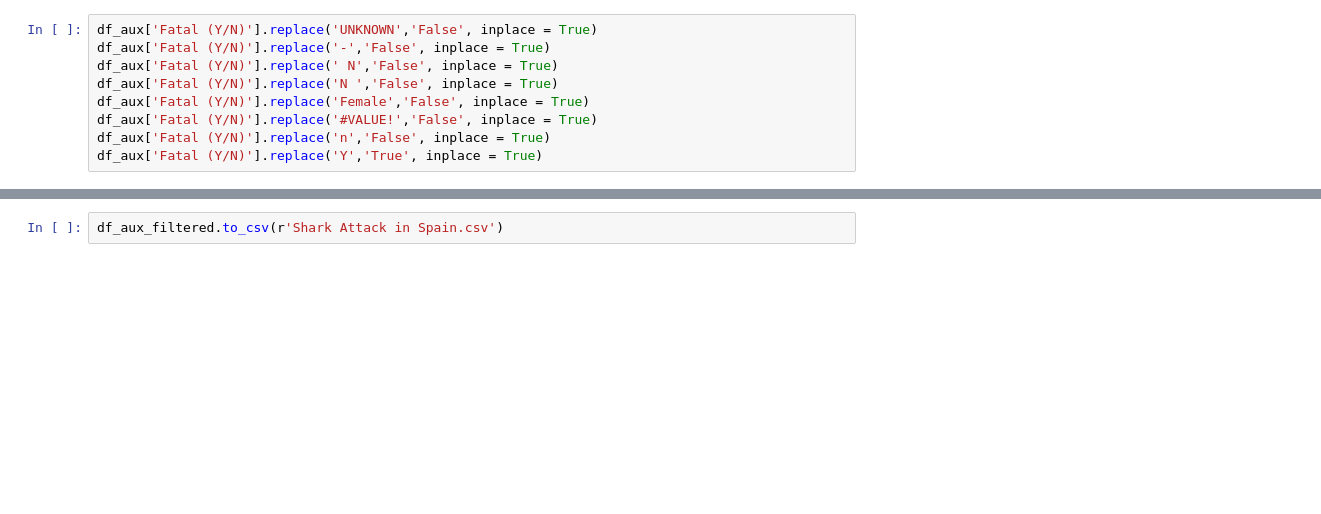
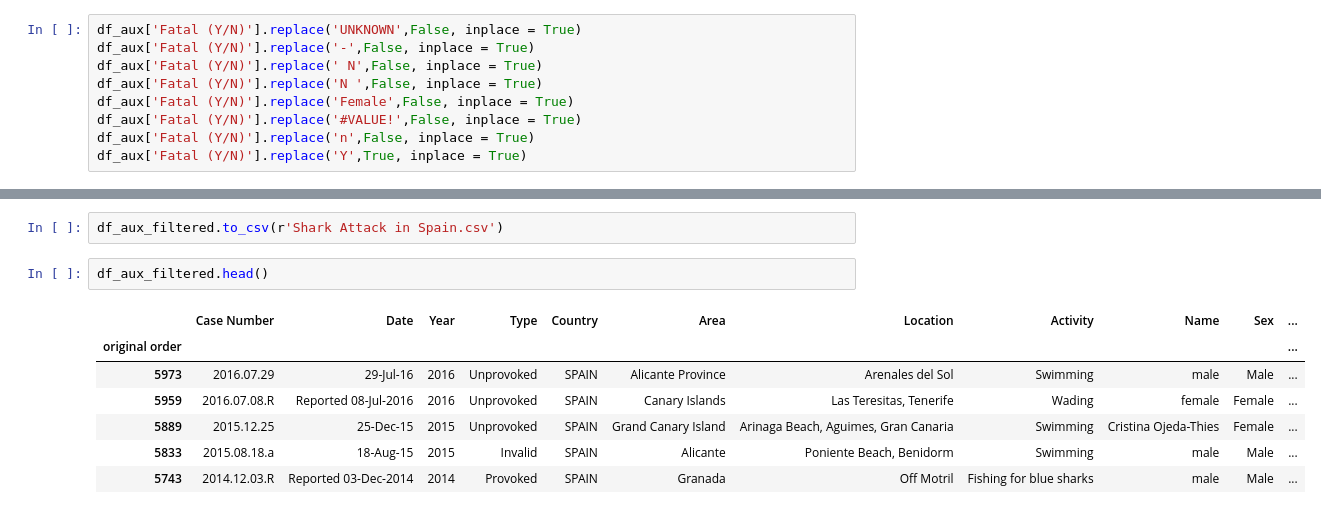
Before and after one commit to marinapm90/data-labs, a Jupyter notebook: module-1/pandas-project/your-code/Shark(nado)_Attack.ipynb, the cells around one changed output, grey strips where cells are left out. Drawn from its saved outputs; the diff is of its cells as text; blank space fills up the shorter version.

Commit message:
más de sharknado

```diff
--- a/module-1/pandas-project/your-code/Shark(nado)_Attack.ipynb
+++ b/module-1/pandas-project/your-code/Shark(nado)_Attack.ipynb
@@ -205,14 +206,14 @@ Female        1
 #VALUE!       1
 Name: Fatal (Y/N), dtype: int64
 # %%
-df_aux['Fatal (Y/N)'].replace('UNKNOWN','False', inplace = True)
-df_aux['Fatal (Y/N)'].replace('-','False', inplace = True)
-df_aux['Fatal (Y/N)'].replace(' N','False', inplace = True)
-df_aux['Fatal (Y/N)'].replace('N ','False', inplace = True)
-df_aux['Fatal (Y/N)'].replace('Female','False', inplace = True)
-df_aux['Fatal (Y/N)'].replace('#VALUE!','False', inplace = True)
-df_aux['Fatal (Y/N)'].replace('n','False', inplace = True)
-df_aux['Fatal (Y/N)'].replace('Y','True', inplace = True)
+df_aux['Fatal (Y/N)'].replace('UNKNOWN',False, inplace = True)
+df_aux['Fatal (Y/N)'].replace('-',False, inplace = True)
+df_aux['Fatal (Y/N)'].replace(' N',False, inplace = True)
+df_aux['Fatal (Y/N)'].replace('N ',False, inplace = True)
+df_aux['Fatal (Y/N)'].replace('Female',False, inplace = True)
+df_aux['Fatal (Y/N)'].replace('#VALUE!',False, inplace = True)
+df_aux['Fatal (Y/N)'].replace('n',False, inplace = True)
+df_aux['Fatal (Y/N)'].replace('Y',True, inplace = True)
 # %%
 df_aux['Fatal (Y/N)'].value_counts()
 # %% [output]
@@ -286,3 +268,13 @@ df_aux_filtered
 Guardamos el data frame como CSV.
 # %%
 df_aux_filtered.to_csv(r'Shark Attack in Spain.csv')
+# %%
+df_aux_filtered.head()
+# %% [output]
+|  | Case Number | Date | Year | Type | Country | Area | Location | Activity | Name | Sex | ... |
+| original order |  |  |  |  |  |  |  |  |  |  | ... |
+| 5973 | 2016.07.29 | 29-Jul-16 | 2016 | Unprovoked | SPAIN | Alicante Province | Arenales del Sol | Swimming | male | Male | ... |
+| 5959 | 2016.07.08.R | Reported 08-Jul-2016 | 2016 | Unprovoked | SPAIN | Canary Islands | Las Teresitas, Tenerife | Wading | female | Female | ... |
+| 5889 | 2015.12.25 | 25-Dec-15 | 2015 | Unprovoked | SPAIN | Grand Canary Island | Arinaga Beach, Aguimes, Gran Canaria | Swimming | Cristina Ojeda-Thies | Female | ... |
+| 5833 | 2015.08.18.a | 18-Aug-15 | 2015 | Invalid | SPAIN | Alicante | Poniente Beach, Benidorm | Swimming | male | Male | ... |
+| 5743 | 2014.12.03.R | Reported 03-Dec-2014 | 2014 | Provoked | SPAIN | Granada | Off Motril | Fishing for blue sharks | male | Male | ... |
```
Also changed, not shown: parts of 9 cells of this notebook.
